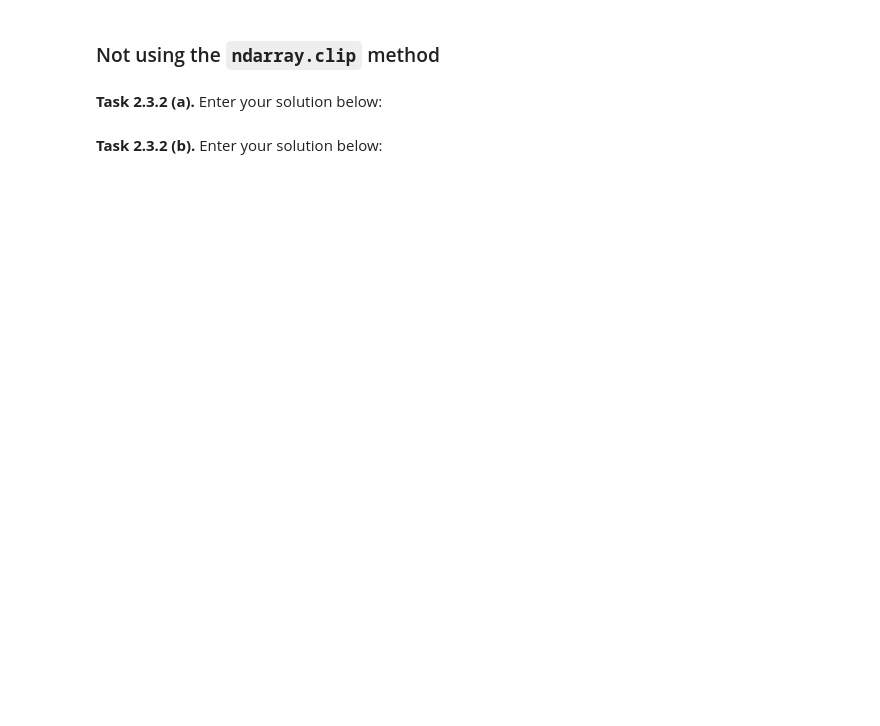
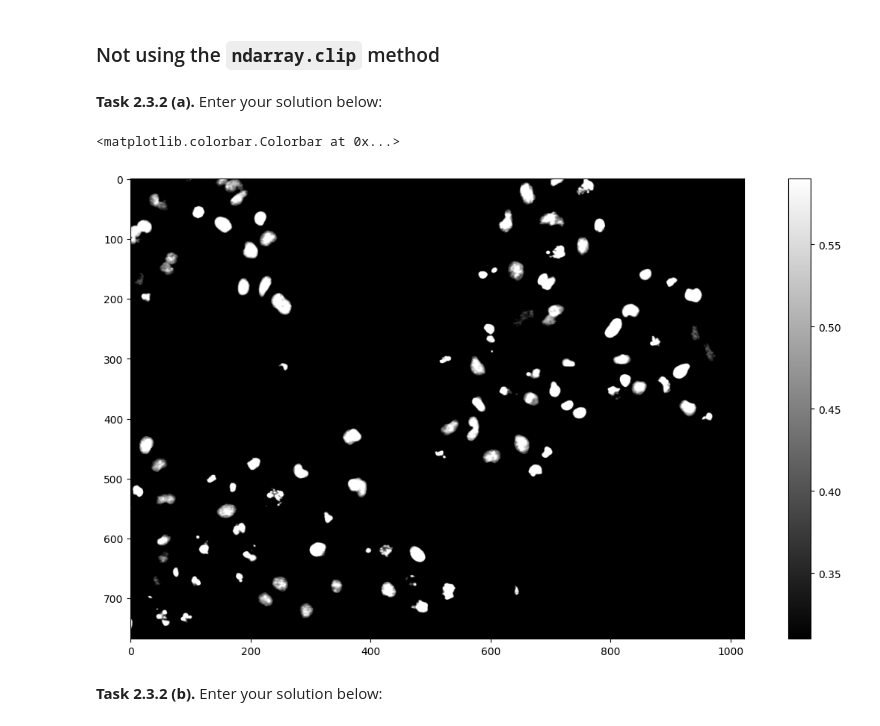
Before and after one commit to yasminast/mobi-fs3-python, a Jupyter notebook: task2.ipynb, the cells around one changed output. Cells and saved outputs as stored; diff of their text form; code cells hidden in the pictures; blank space fills up the shorter version.

```diff
--- a/task2.ipynb
+++ b/task2.ipynb
@@ -34,5 +60,20 @@ T2 = 0.59
 ### Not using the `ndarray.clip` method
 # %% [markdown]
 **<a id="#">Task 2.3.2 (a).</a>** Enter your solution below:
+# %%
+img2 = img.copy()
+img2.shape
+for i in range(img2.shape[0]):
+    for j in range(img2.shape[1]):
+        if img2[i,j] < T1:
+            img2[i,j]=T1
+        elif img2[i,j] > T2:
+            img2[i,j] = T2
+plt.figure(figsize=(15,8))
+plt.imshow(img2, 'gray')
+plt.colorbar()
+# %% [output]
+<matplotlib.colorbar.Colorbar at 0x...>
+[figure, added]
 # %% [markdown]
 **<a id="#">Task 2.3.2 (b).</a>** Enter your solution below:
```
Also changed, not shown: parts of 4 cells of this notebook.
